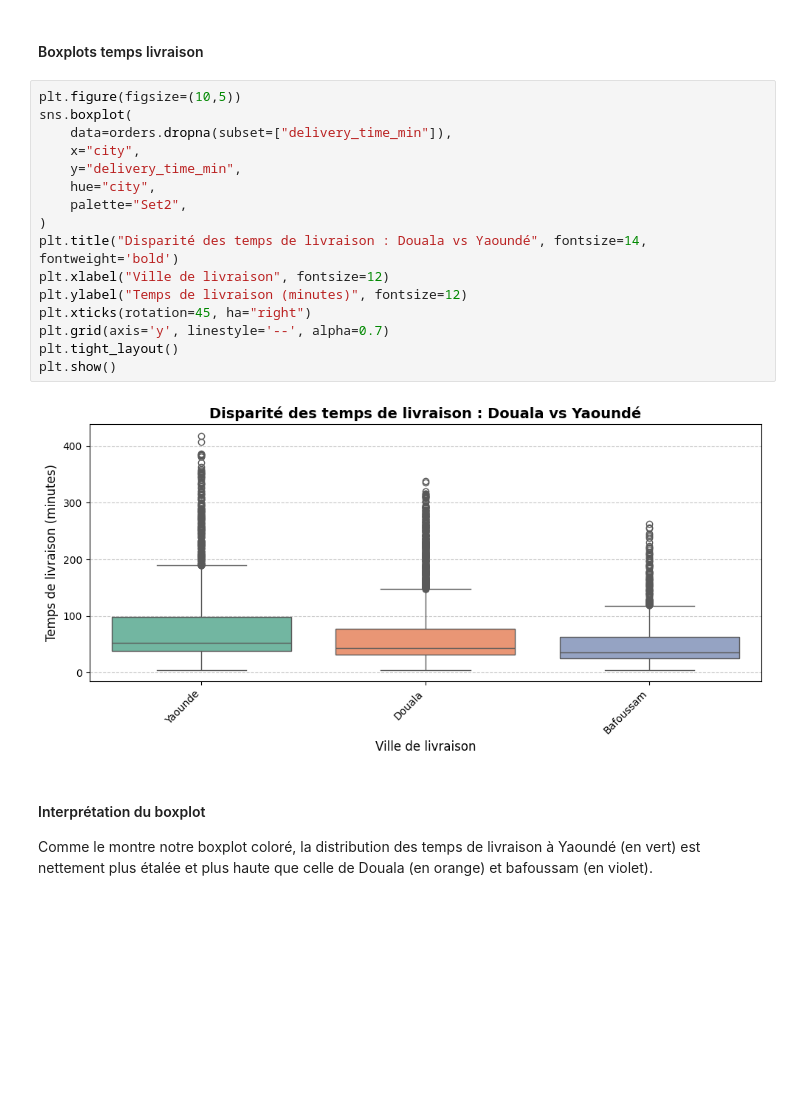
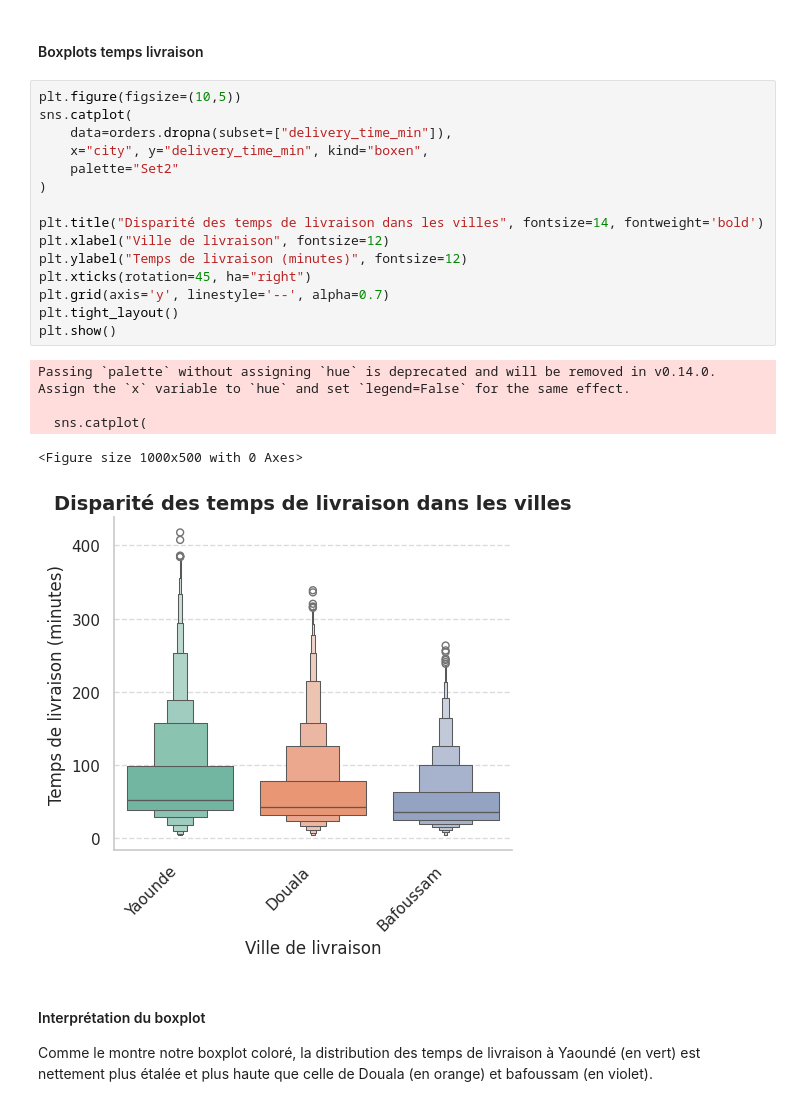
Before and after one commit to Codeur63/Projet_1-Data_IA_enginner, a Jupyter notebook: notebooks/statistics.ipynb, the cells around one changed output. Drawn from its saved outputs; the diff is of its cells as text; blank space fills up the shorter version.

```diff
--- a/notebooks/statistics.ipynb
+++ b/notebooks/statistics.ipynb
@@ -288,22 +291,25 @@ plt.show()
 #### Boxplots temps livraison
 # %%
 plt.figure(figsize=(10,5))
-sns.boxplot(
+sns.catplot(
     data=orders.dropna(subset=["delivery_time_min"]),
-    x="city",
-    y="delivery_time_min",
-    hue="city",
-    palette="Set2",
+    x="city", y="delivery_time_min", kind="boxen",
+    palette="Set2"
 )
-plt.title("Disparité des temps de livraison : Douala vs Yaoundé", fontsize=14, fontweight='bold')
+
+plt.title("Disparité des temps de livraison dans les villes", fontsize=14, fontweight='bold')
 plt.xlabel("Ville de livraison", fontsize=12)
 plt.ylabel("Temps de livraison (minutes)", fontsize=12)
 plt.xticks(rotation=45, ha="right")
 plt.grid(axis='y', linestyle='--', alpha=0.7)
 plt.tight_layout()
 plt.show()
 # %% [output]
+Passing `palette` without assigning `hue` is deprecated and will be removed in v0.14.0. Assign the `x` variable to `hue` and set `legend=False` for the same effect.
+
+  sns.catplot(
+<Figure size 1000x500 with 0 Axes>
-[figure, old version]
+[figure, new version]
 # %% [markdown]
 #### Interprétation du boxplot
 
```
Also changed, not shown: parts of 8 cells of this notebook, 3 other files.
